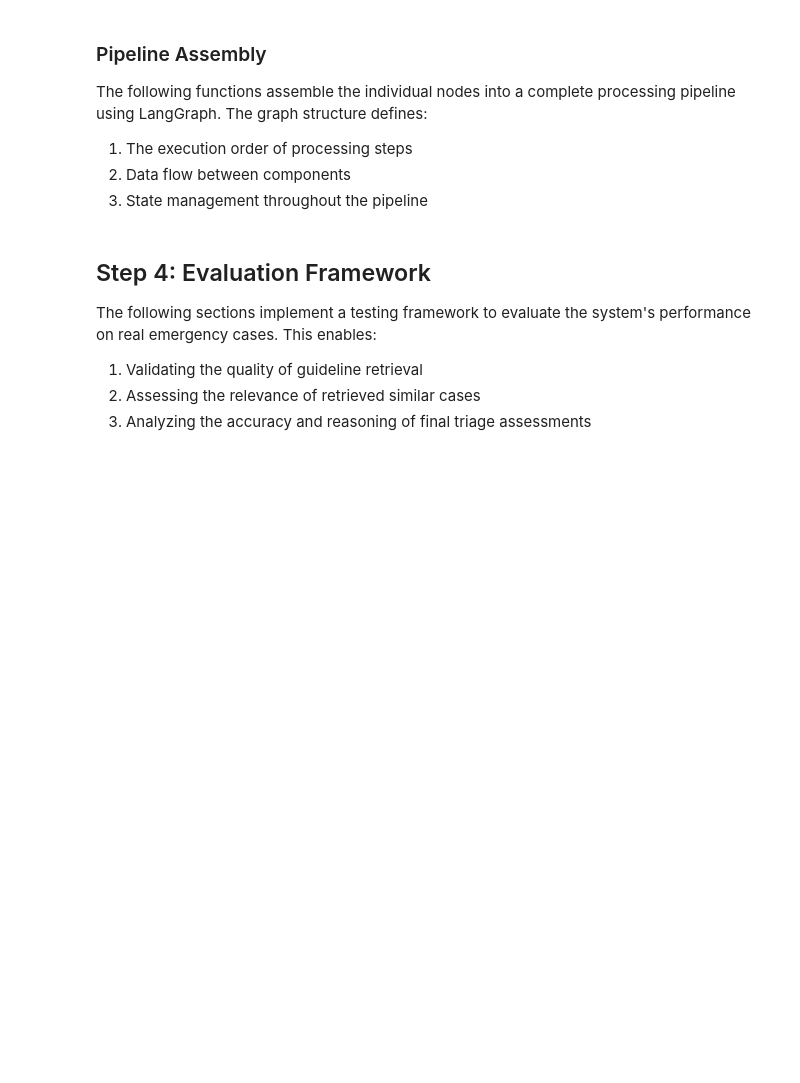
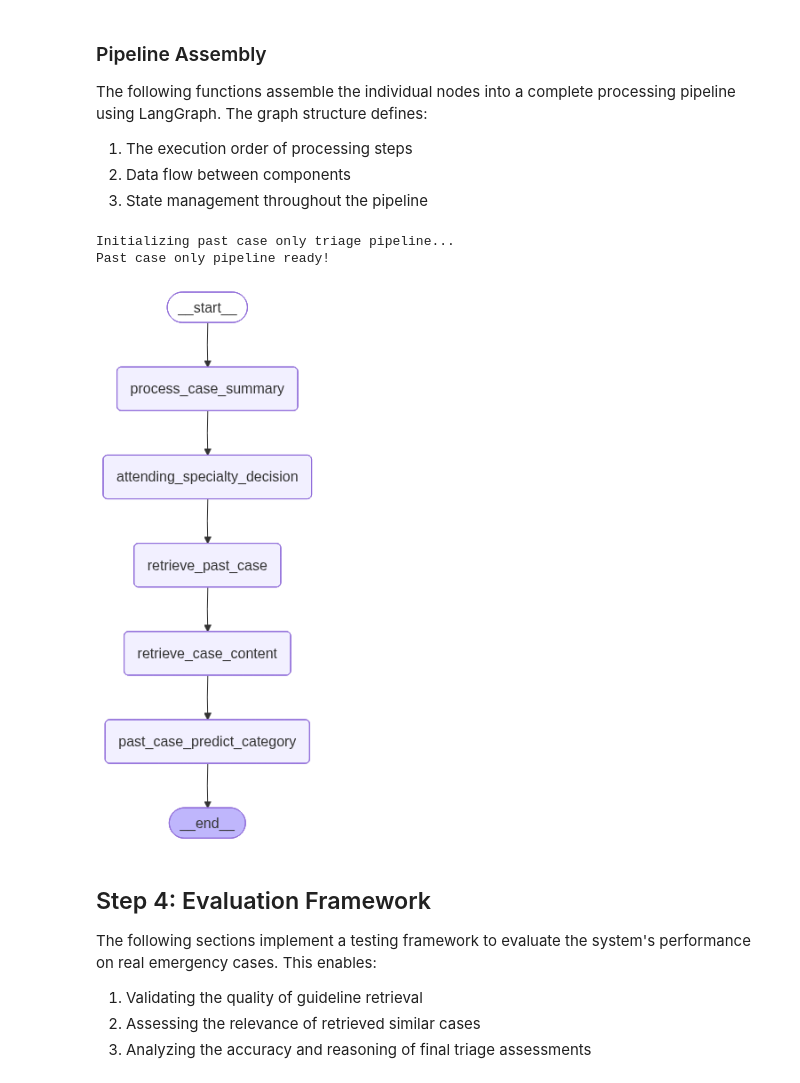
Before and after one commit to tkwr565/MECR-RAG-Clinical-Research, a Jupyter notebook: notebooks/03_Generation/RAG (Past Case Only).ipynb, the cells around one changed output. Drawn from its saved outputs; the diff is of its cells as text; code cells hidden in the pictures; blank space fills up the shorter version.

```diff
--- a/notebooks/03_Generation/RAG (Past Case Only).ipynb
+++ b/notebooks/03_Generation/RAG (Past Case Only).ipynb
@@ -218,7 +206,7 @@ print("Embeddings initialized successfully.")
 # Load the Vector DB (Past Cases)
 
 # Constants and configurations
-BASE_DIR = f"../db/past_case/db_{model}_3000case"
+BASE_DIR = f"../../db/past_case/case_vectordb_{model}_3000case"
 
 # Load existing vector databases
 def load_vector_databases(base_dir: str) -> Chroma:
@@ -1067,65 +1111,67 @@ The following functions assemble the individual nodes into a complete processing
 2. Data flow between components
 3. State management throughout the pipeline
 # %%
-def build_optimized_triage_graph_no_guidelines(summary_vectordb: Chroma, case_json_dir: str):
+def build_past_case_only_triage_graph(summary_vectordb: Chroma, case_json_dir: str):
     """
-    Build an optimized triage assessment graph WITHOUT guideline retrieval.
-    Only uses triage definitions and past cases.
+    Build a triage assessment graph using past cases only (no guideline retrieval).
 
     Args:
         summary_vectordb: Vector database for past cases
         case_json_dir: Directory containing the case JSON files
 
     Returns:
-        The constructed optimized graph
+        The constructed graph
     """
-    # Initialize the graph
     graph = StateGraph(GraphState)
 
-    # Wrap the optimized retrieval function with parameters
     retrieve_past_case_with_params = lambda state: retrieve_past_case(
         state=state,
         summary_vectordb=summary_vectordb,
         k=k_cases,
         metadata_threshold=1.0,
-        similarity_threshold=0.7  # Stricter similarity threshold
+        similarity_threshold=0.7
     )
 
-    # Wrap the simplified case content retrieval function
     retrieve_case_content_with_dir = lambda state: retrieve_case_content(
         state=state,
         case_json_dir=case_json_dir
     )
 
-    # Add nodes WITHOUT guideline-related nodes
+    specialty_prediction_with_retry = lambda state: execute_structured_node_with_retry(
+        attending_specialty_decision, state, "attending_specialty_decision"
+    )
+    final_prediction_with_retry = lambda state: execute_structured_node_with_retry(
+        past_case_triage_prediction, state, "past_case_triage_prediction"
+    )
+
     graph.add_node("process_case_summary", process_case_summary)
-    graph.add_node("attending_specialty_decision", attending_specialty_decision)
+    graph.add_node("attending_specialty_decision", specialty_prediction_with_retry)
     graph.add_node("retrieve_past_case", retrieve_past_case_with_params)
     graph.add_node("retrieve_case_content", retrieve_case_content_with_dir)
-    graph.add_node("case_based_predict_category", case_based_triage_prediction)
+    graph.add_node("past_case_predict_category", final_prediction_with_retry)
 
-    # Define edges WITHOUT guideline steps
     graph.add_edge("process_case_summary", "attending_specialty_decision")
     graph.add_edge("attending_specialty_decision", "retrieve_past_case")
     graph.add_edge("retrieve_past_case", "retrieve_case_content")
-    graph.add_edge("retrieve_case_content", "case_based_predict_category")
-    graph.add_edge("case_based_predict_category", END)
+    graph.add_edge("retrieve_case_content", "past_case_predict_category")
+    graph.add_edge("past_case_predict_category", END)
 
-    # Set the entry point
     graph.set_entry_point("process_case_summary")
 
-    # Compile the graph
     return graph.compile()
 # %%
-# Initialize the no-guidelines pipeline
-print("Initializing no-guidelines triage pipeline...")
-no_guidelines_triage_graph = build_optimized_triage_graph_no_guidelines(
+print("Initializing past case only triage pipeline...")
+past_case_only_triage_graph = build_past_case_only_triage_graph(
     summary_vectordb=summary_vectordb,
     case_json_dir=case_json_dir
 )
-print("No-guidelines pipeline ready!")
+print("Past case only pipeline ready!")
 
-no_guidelines_triage_graph
+past_case_only_triage_graph
+# %% [output]
+Initializing past case only triage pipeline...
+Past case only pipeline ready!
+[figure, added]
 # %% [markdown]
 ## Step 4: Evaluation Framework
 
```
Also changed, not shown: parts of 19 cells of this notebook, 7 other files.
